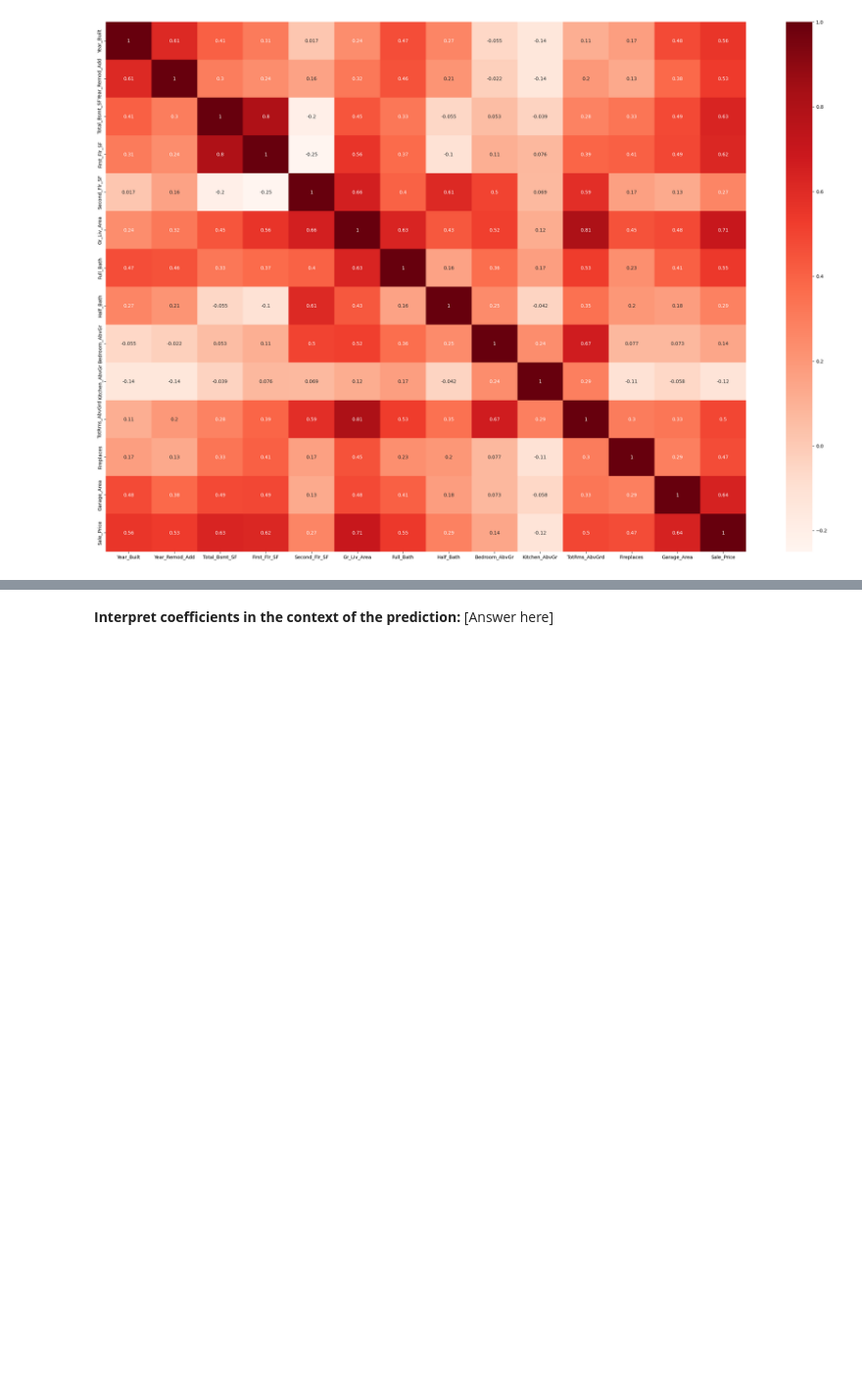
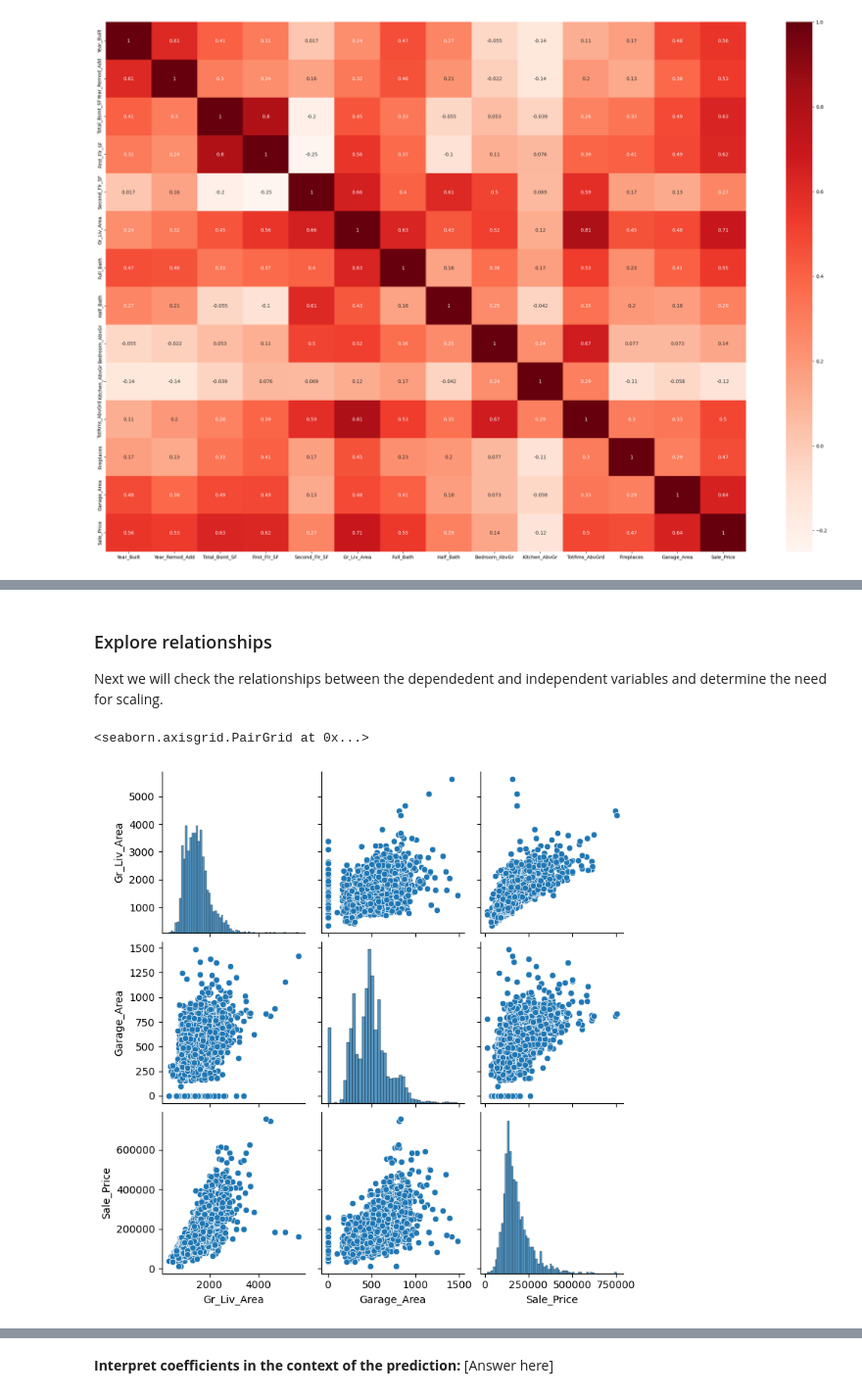
Before and after one commit to a-rosillo/Capstone-Project-Linear-Regression-in-Action, a Jupyter notebook: Linear_Regression_Ames.ipynb, the cells around one changed output, grey strips where cells are left out. Shown at 98% size. Cells and saved outputs as stored; diff of their text form; code cells hidden in the pictures; blank space fills up the shorter version.

```diff
--- a/Linear_Regression_Ames.ipynb
+++ b/Linear_Regression_Ames.ipynb
@@ -109,2 +132,12 @@ X = data.drop('Sale_Price', axis=1).values
+# %% [markdown]
+### Explore relationships
+
+Next we will check the relationships between the dependedent and independent variables and determine the need for scaling.
 # %%
 # Explore relationships between the independent and dependent variables
+
+# Plot the distribution of the data
+sns.pairplot(data=data.iloc[:,[5,12,13]])
+# %% [output]
+<seaborn.axisgrid.PairGrid at 0x...>
+[figure, added]
```
Also changed, not shown: parts of 18 cells of this notebook.
